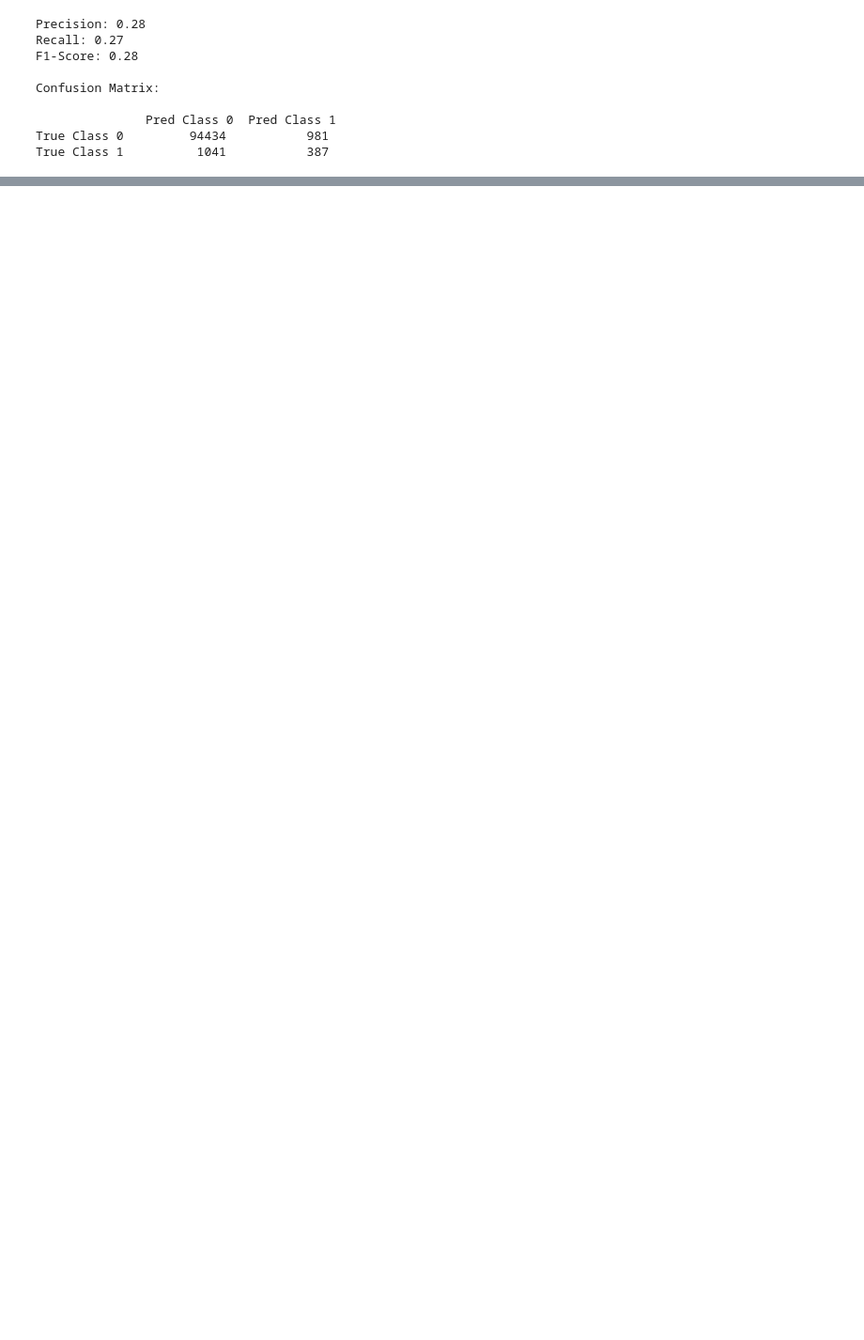
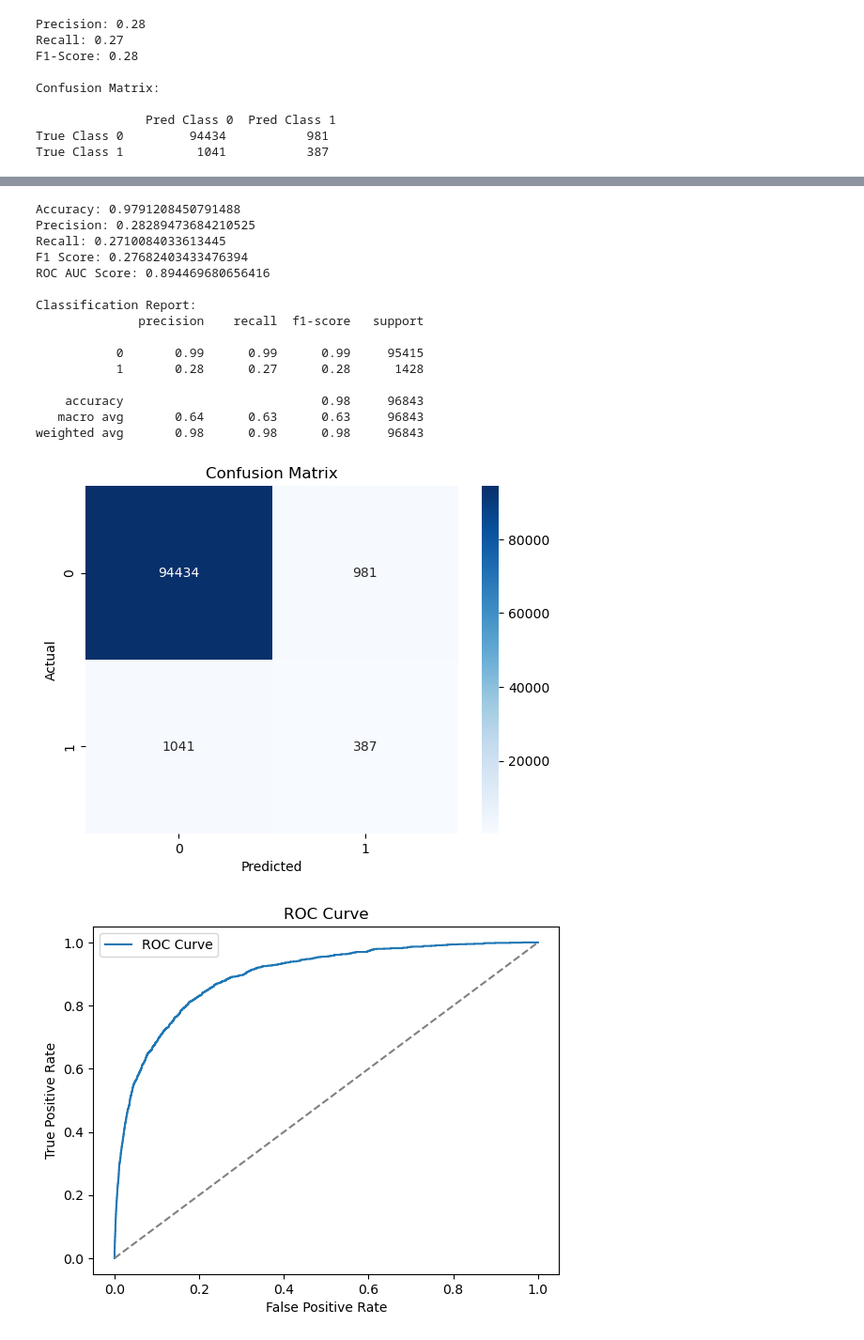
Before and after one commit to jonnywong288/bank-account-fraud, a Jupyter notebook: model_evaluation.ipynb, the cells around one changed output, grey strips where cells are left out. Shown at 94% size. Saved outputs shown, nothing was run; the diff lists cells and outputs as text; code cells hidden in the pictures; blank space fills up the shorter version.

```diff
--- a/model_evaluation.ipynb
+++ b/model_evaluation.ipynb
@@ -34,0 +40,65 @@ True Class 1          1041           387
+# %%
+from sklearn.metrics import (
+    accuracy_score, precision_score, recall_score,
+    f1_score, roc_auc_score, confusion_matrix,
+    classification_report, roc_curve, precision_recall_curve
+)
+import matplotlib.pyplot as plt
+import seaborn as sns
+
+# Basic metrics
+print("Accuracy:", accuracy_score(y_test, y_pred))
+print("Precision:", precision_score(y_test, y_pred))
+print("Recall:", recall_score(y_test, y_pred))
+print("F1 Score:", f1_score(y_test, y_pred))
+print("ROC AUC Score:", roc_auc_score(y_test, y_proba))
+print()
+
+# Classification report
+print("Classification Report:")
+print(classification_report(y_test, y_pred))
+
+# Confusion matrix
+cm = confusion_matrix(y_test, y_pred)
+sns.heatmap(cm, annot=True, fmt='d', cmap='Blues')
+plt.title("Confusion Matrix")
+plt.xlabel("Predicted")
+plt.ylabel("Actual")
+plt.show()
+
+# ROC Curve
+fpr, tpr, _ = roc_curve(y_test, y_proba)
+plt.plot(fpr, tpr, label='ROC Curve')
+plt.plot([0, 1], [0, 1], '--', color='gray')
+plt.xlabel('False Positive Rate')
+plt.ylabel('True Positive Rate')
+plt.title('ROC Curve')
+plt.legend()
+plt.show()
+
+# Precision-Recall Curve
+precision, recall, _ = precision_recall_curve(y_test, y_proba)
+plt.plot(recall, precision, label='PR Curve')
+plt.xlabel('Recall')
+plt.ylabel('Precision')
+plt.title('Precision-Recall Curve')
+plt.legend()
+plt.show()
+# %% [output]
+Accuracy: 0.9791208450791488
+Precision: 0.28289473684210525
+Recall: 0.2710084033613445
+F1 Score: 0.27682403433476394
+ROC AUC Score: 0.894469680656416
+
+Classification Report:
+              precision    recall  f1-score   support
+
+           0       0.99      0.99      0.99     95415
+           1       0.28      0.27      0.28      1428
+
+    accuracy                           0.98     96843
+   macro avg       0.64      0.63      0.63     96843
+weighted avg       0.98      0.98      0.98     96843
+[figure, added]
+[figure, added]
```
Also changed, not shown: parts of 11 cells of this notebook.
